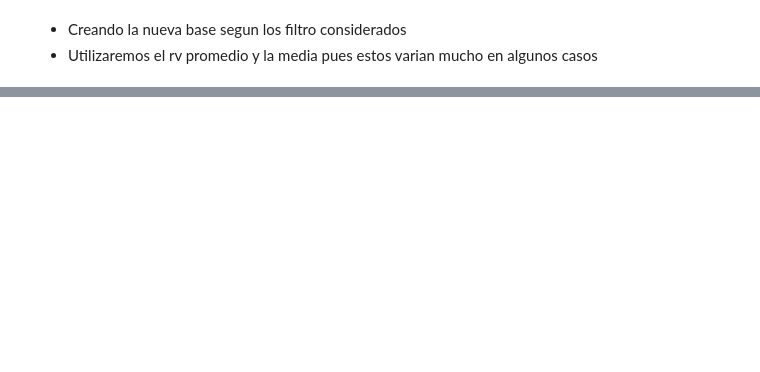
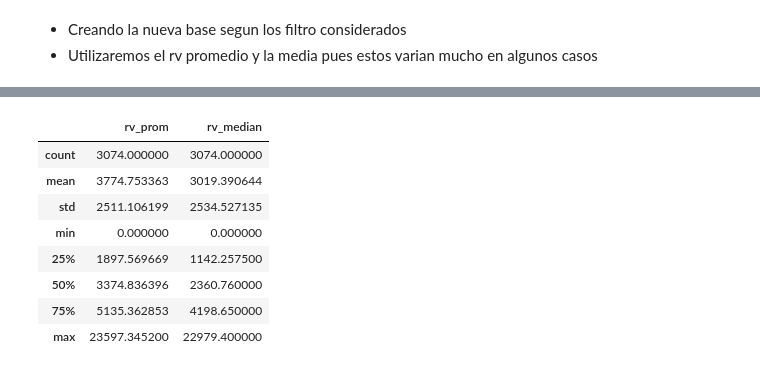
Before and after one commit to anamumaq/Proyecto_DS_CodigoFacilito, a Jupyter notebook: analisis_grupal.ipynb, the cells around one changed output, grey strips where cells are left out. Drawn from its saved outputs; the diff is of its cells as text; code cells hidden in the pictures; blank space fills up the shorter version.

```diff
--- a/analisis_grupal.ipynb
+++ b/analisis_grupal.ipynb
@@ -295,3 +281,15 @@ df.sample(3)
+# %%
+bonos_venta.describe
+# %% [output]
+|  | rv_prom | rv_median |
+| count | 3074.000000 | 3074.000000 |
+| mean | 3774.753363 | 3019.390644 |
+| std | 2511.106199 | 2534.527135 |
+| min | 0.000000 | 0.000000 |
+| 25% | 1897.569669 | 1142.257500 |
+| 50% | 3374.836396 | 2360.760000 |
+| 75% | 5135.362853 | 4198.650000 |
+| max | 23597.345200 | 22979.400000 |
 # %%
 df = pd.merge(
         df,
```
Also changed, not shown: parts of 11 cells of this notebook.
